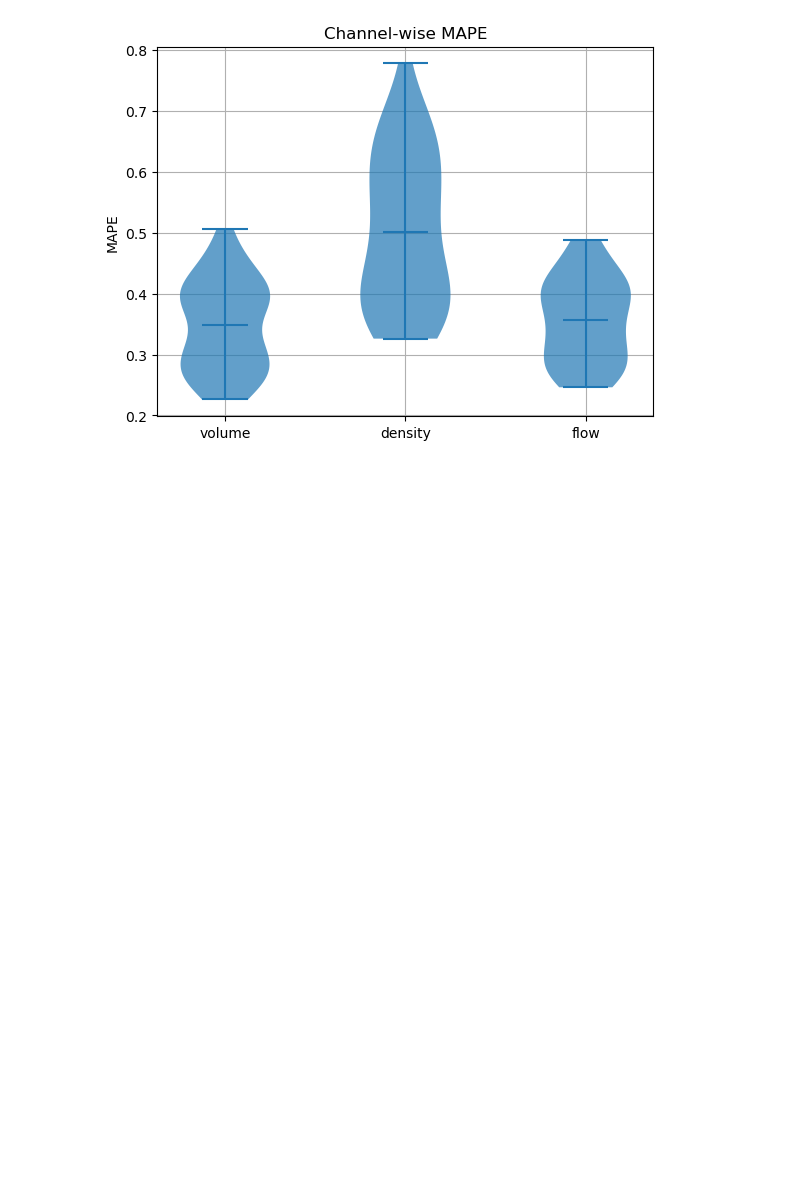
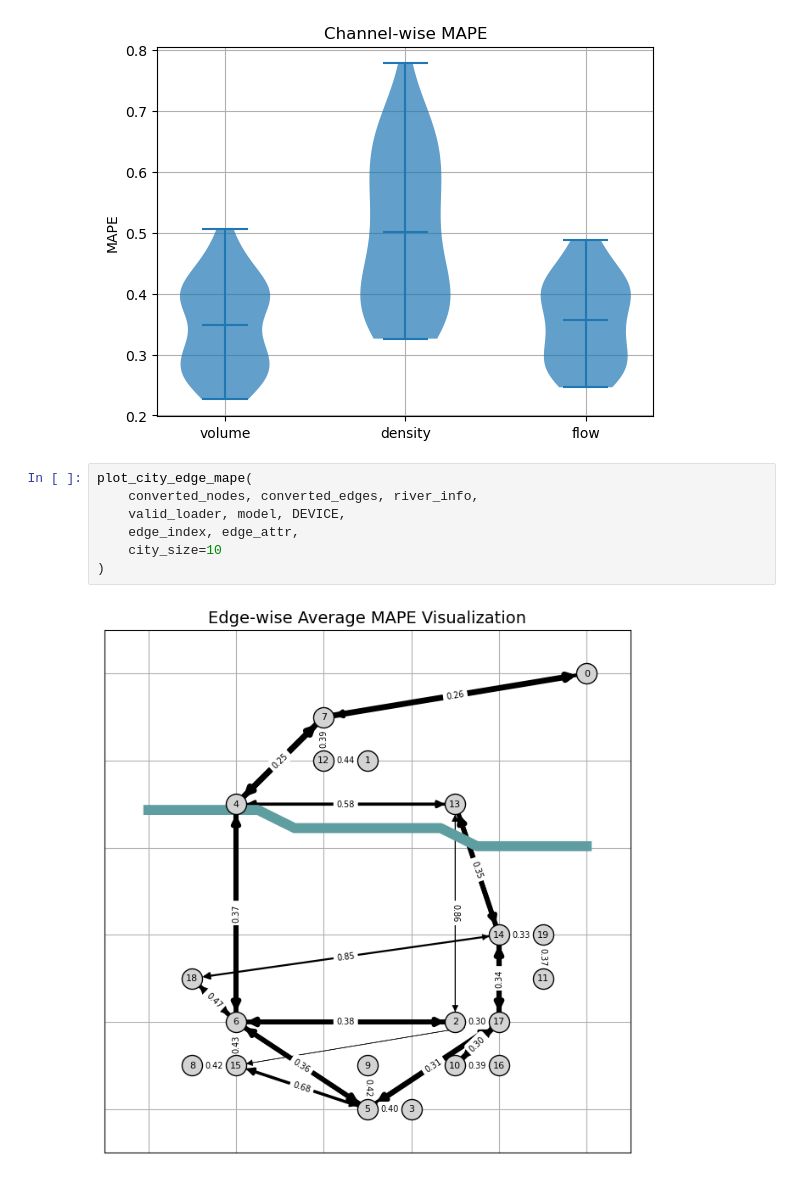
Before and after one commit to HiverXD/Traffic-Congestion-Prediction, a Jupyter notebook: src/baseline_train_refactoring.ipynb, the cells around one changed output. Drawn from its saved outputs; the diff is of its cells as text; blank space fills up the shorter version.

Commit message:
(add) plot_city_edge_mape at utils.visualization.py

```diff
--- a/src/baseline_train_refactoring.ipynb
+++ b/src/baseline_train_refactoring.ipynb
@@ -425,3 +426,12 @@ Channel-wise MAPE:
 Overall MAPE: mean=0.4020, std=0.1292
 [figure]
 [figure]
+# %%
+plot_city_edge_mape(
+    converted_nodes, converted_edges, river_info,
+    valid_loader, model, DEVICE,
+    edge_index, edge_attr,
+    city_size=10
+)
+# %% [output]
+[figure, added]
```
Also changed, not shown: parts of 1 cell of this notebook, 2 other files.
